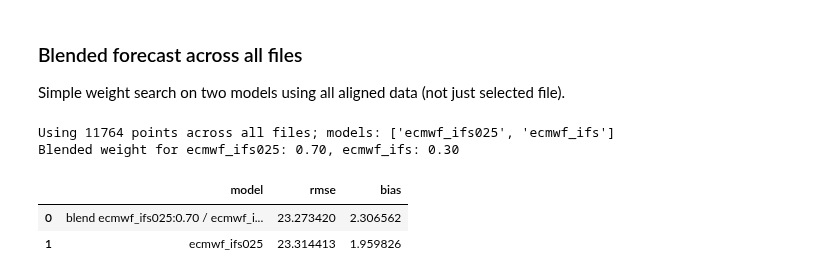
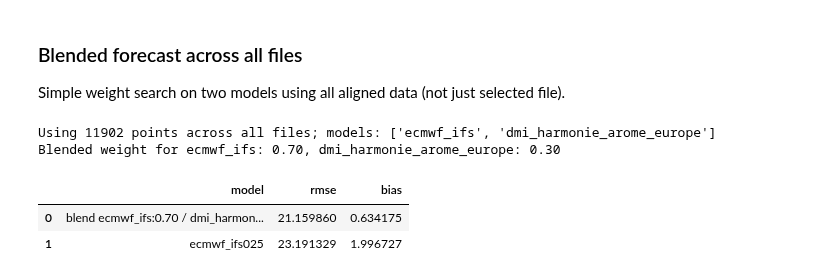
Before and after one commit to Louis2308/Solar-poster, a Jupyter notebook: Forcast_Comparison.ipynb, the cells around one changed output. Cells and saved outputs as stored; diff of their text form; code cells hidden in the pictures.

```diff
--- a/Forcast_Comparison.ipynb
+++ b/Forcast_Comparison.ipynb
@@ -391,8 +391,8 @@ if 'aligned' not in locals() or aligned.empty:
 
 # --- Config: choose models and weights ---
 # Provide exactly two models or leave empty to auto-pick lowest RMSE from avg_all
-selected_models_all = []  # e.g., ['ecmwf_ifs', 'dmi_seamless']
-weight_grid_all = [0.1, 0.2, 0.3, 0.4, 0.5, 0.6, 0.7, 0.8]
+selected_models_all = ['ecmwf_ifs', 'dmi_harmonie_arome_europe']  # e.g., ['ecmwf_ifs', 'dmi_harmonie_arome_europe']
+weight_grid_all = [0.1, 0.2, 0.3, 0.4, 0.5, 0.6, 0.7, 0.8, 0.9]
 # Optional filters
 h_range_all = None          # e.g., (0, 72)
 date_range_all = None       # e.g., ('2025-11-09', '2025-11-12')
@@ -433,34 +433,34 @@ obs = wide_all['ghi'].values
 best = {'w': None, 'rmse': np.inf, 'bias': None}
 
 for w in weight_grid_all:
     blend = w * wide_all[top_models_all[0]] + (1 - w) * wide_all[top_models_all[1]]
     err = blend - obs
     rmse = np.sqrt((err**2).mean())
     bias = err.mean()
     if rmse < best['rmse']:
         best = {'w': w, 'rmse': rmse, 'bias': bias}
 
 blend_label = f"blend {top_models_all[0]}:{best['w']:.2f} / {top_models_all[1]}:{1-best['w']:.2f}"
 
 # compare against best single model overall
 best_single_all = avg_all.iloc[0]['model'] if 'avg_all' in locals() else None
 rows = [{'model': blend_label, 'rmse': best['rmse'], 'bias': best['bias']}]
 if best_single_all:
     single_err_all = work_all[work_all['model'] == best_single_all]['error']
     if not single_err_all.empty:
         rows.append({
             'model': best_single_all,
             'rmse': np.sqrt((single_err_all**2).mean()),
             'bias': single_err_all.mean()
         })
 
 compare_all = pd.DataFrame(rows)
 print(f"Using {len(work_all)} points across all files; models: {top_models_all}")
 print(f"Blended weight for {top_models_all[0]}: {best['w']:.2f}, {top_models_all[1]}: {1-best['w']:.2f}")
 display(compare_all)
 # %% [output]
-Using 11764 points across all files; models: ['ecmwf_ifs025', 'ecmwf_ifs']
-Blended weight for ecmwf_ifs025: 0.70, ecmwf_ifs: 0.30
+Using 11902 points across all files; models: ['ecmwf_ifs', 'dmi_harmonie_arome_europe']
+Blended weight for ecmwf_ifs: 0.70, dmi_harmonie_arome_europe: 0.30
 |  | model | rmse | bias |
-| 0 | blend ecmwf_ifs025:0.70 / ecmwf_i... | 23.273420 | 2.306562 |
-| 1 | ecmwf_ifs025 | 23.314413 | 1.959826 |
+| 0 | blend ecmwf_ifs:0.70 / dmi_harmon... | 21.159860 | 0.634175 |
+| 1 | ecmwf_ifs025 | 23.191329 | 1.996727 |
```
Also changed, not shown: parts of 11 cells of this notebook.
